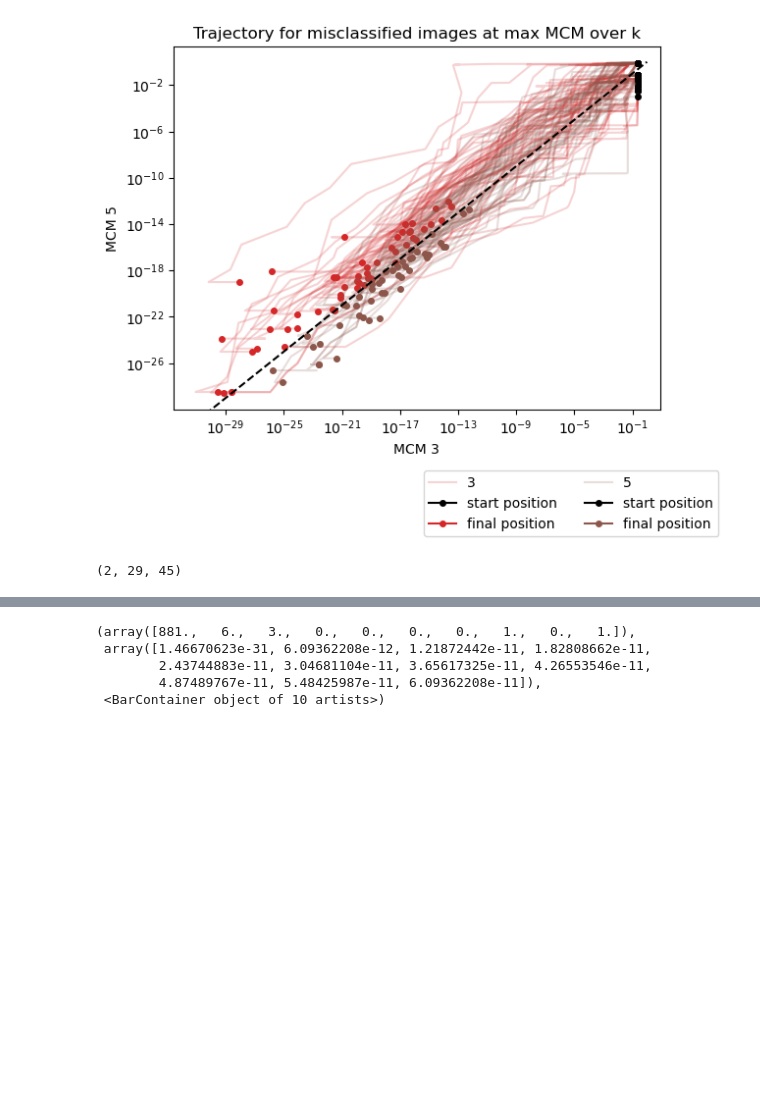
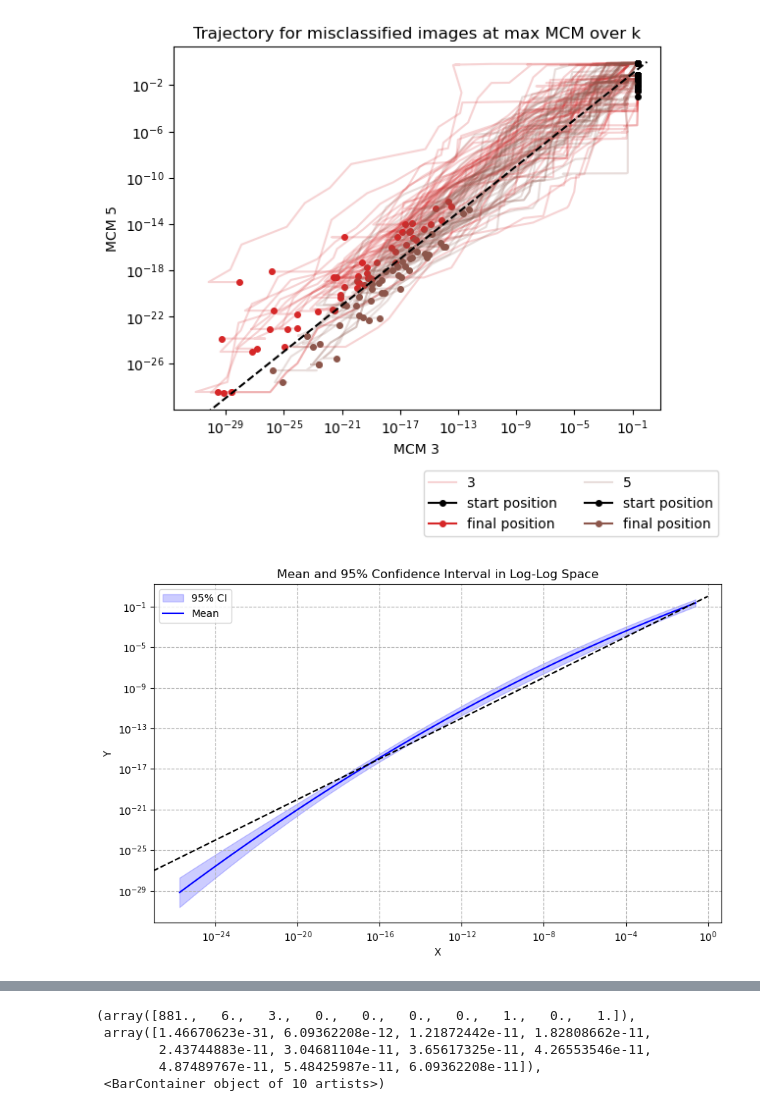
Before and after one commit to PaulHosek/MCM_classifier, a Jupyter notebook: Classifier_1/mcm/paper_plots/plots_misclassified_trajectory_byk.ipynb, the cells around one changed output, grey strips where cells are left out. Saved outputs shown, nothing was run; the diff lists cells and outputs as text; code cells hidden in the pictures; blank space fills up the shorter version.

```diff
--- a/Classifier_1/mcm/paper_plots/plots_misclassified_trajectory_byk.ipynb
+++ b/Classifier_1/mcm/paper_plots/plots_misclassified_trajectory_byk.ipynb
@@ -172,7 +172,3 @@ plt.title(f"Trajectory for misclassified images at max MCM over k")
 plt.show()
 # %% [output]
 [figure]
-# %%
-data.shape
-# %% [output]
-(2, 29, 45)
@@ -179,3 +194,67 @@ data.shape
+# %%
+import numpy as np
+import matplotlib.pyplot as plt
+from scipy.stats import norm
+
+def compute_mean_and_ci_loglog(data, confidence=0.95, degree=1):
+    x = data[0, :, :]  # shape (27, 45)
+    y = data[1, :, :]  # shape (27, 45)
+
+    # Convert to log-log space
+    log_x = np.log(x)
+    log_y = np.log(y)
+
+    # Determine common log-x values using the union of all log-x values and sort them
+    common_log_x = np.sort(np.unique(log_x))
+
+    # Fit polynomial and interpolate each line to the common log-x values
+    interpolated_log_y = np.zeros((len(common_log_x), x.shape[1]))  # shape (len(common_log_x), 45)
+    for i in range(x.shape[1]):
+        coeffs = np.polyfit(log_x[:, i], log_y[:, i], degree)
+        poly = np.poly1d(coeffs)
+        interpolated_log_y[:, i] = poly(common_log_x)
+
+    # Compute mean and standard error in log-log space
+    mean_log_y = np.mean(interpolated_log_y, axis=1)
+    se_log_y = np.std(interpolated_log_y, axis=1, ddof=1) / np.sqrt(interpolated_log_y.shape[1])
+
+    # Compute the 95% confidence interval in log-log space
+    h = se_log_y * norm.ppf((1 + confidence) / 2)
+    ci_lower_log = mean_log_y - h
+    ci_upper_log = mean_log_y + h
+
+    # Convert back to original space
+    common_x = np.exp(common_log_x)
+    mean_y = np.exp(mean_log_y)
+    ci_lower = np.exp(ci_lower_log)
+    ci_upper = np.exp(ci_upper_log)
+
+    return common_x, mean_y, ci_lower, ci_upper
+
+# Example usage
+
+plt.figure(figsize=(10, 6))
+# data = np.random.rand(2, 27, 45)  # Replace this with your actual data
+
+
+common_x, mean_y, ci_lower, ci_upper = compute_mean_and_ci_loglog(data, degree=2)
+plt.fill_between(common_x, ci_lower, ci_upper, color='b', alpha=0.2, label='95% CI')
+plt.plot(common_x, mean_y, 'b-', label='Mean')
+
+
+plt.xlabel('X')
+plt.ylabel('Y')
+plt.xscale('log')
+plt.yscale('log')
+plt.title('Mean and 95% Confidence Interval in Log-Log Space')
+plt.legend()
+plt.autoscale(False)
+plt.plot([0, 1], [0, 1], 'k--')  # Diagonal line
+
+plt.grid(True, which="both", ls="--")
+plt.show()
+# %% [output]
+[figure, added]
 # %%
 # working here. trying to aggregate somehow. could do mean, ci, 2-3 example ones
 # FIXME, when comparing this to the image above, the means and errors seem wrong here
```
Also changed, not shown: parts of 4 cells of this notebook.
